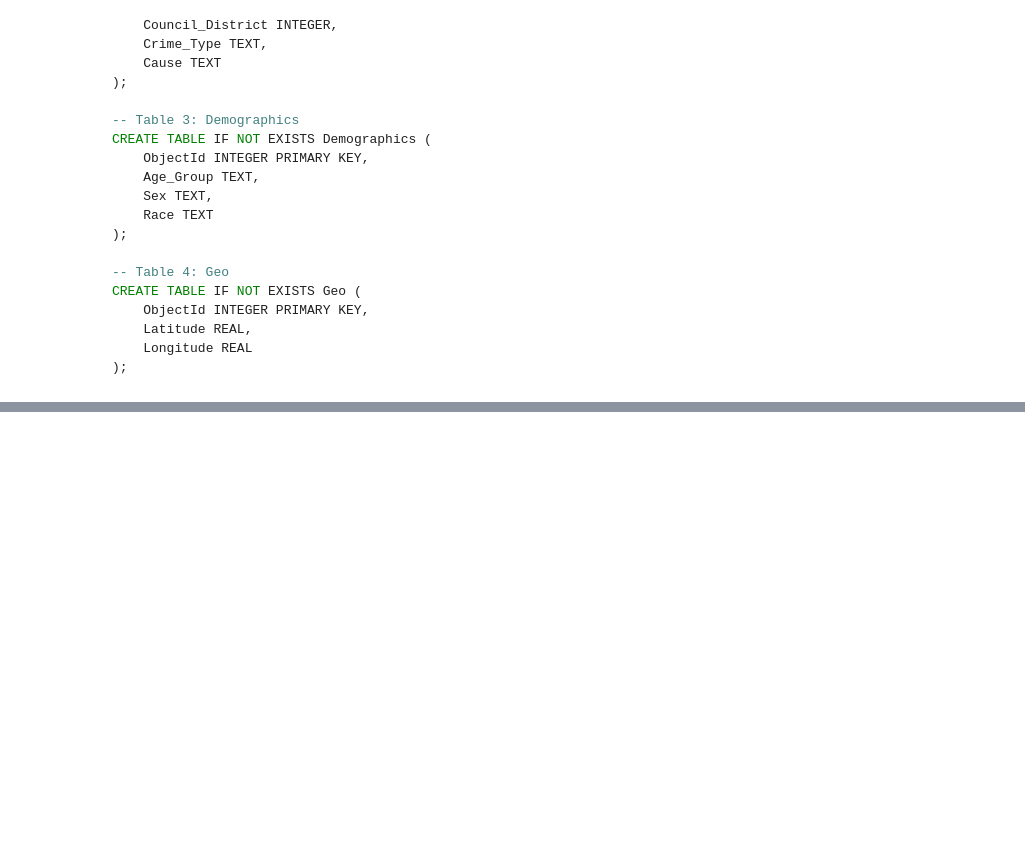
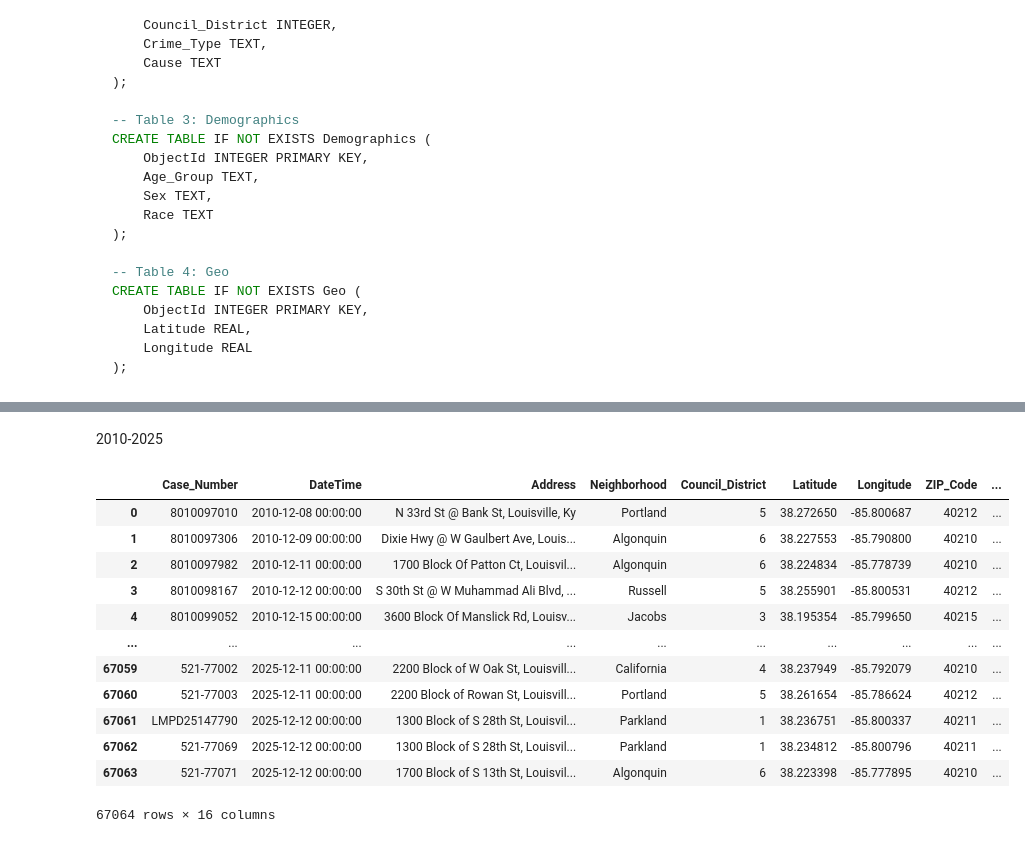
Before and after one commit to dmorton714/db_migration, a Jupyter notebook: src/notebook/notebook.ipynb, the cells around one changed output, grey strips where cells are left out. Drawn from its saved outputs; the diff is of its cells as text; code cells hidden in the pictures; blank space fills up the shorter version.

```diff
--- a/src/notebook/notebook.ipynb
+++ b/src/notebook/notebook.ipynb
@@ -255,0 +297,18 @@ if __name__ == "__main__":
+# %% [markdown]
+2010-2025
+# %%
+data
+# %% [output]
+|  | Case_Number | DateTime | Address | Neighborhood | Council_District | Latitude | Longitude | ZIP_Code | ... |
+| 0 | 8010097010 | 2010-12-08 00:00:00 | N 33rd St @ Bank St, Louisville, Ky | Portland | 5 | 38.272650 | -85.800687 | 40212 | ... |
+| 1 | 8010097306 | 2010-12-09 00:00:00 | Dixie Hwy @ W Gaulbert Ave, Louis... | Algonquin | 6 | 38.227553 | -85.790800 | 40210 | ... |
+| 2 | 8010097982 | 2010-12-11 00:00:00 | 1700 Block Of Patton Ct, Louisvil... | Algonquin | 6 | 38.224834 | -85.778739 | 40210 | ... |
+| 3 | 8010098167 | 2010-12-12 00:00:00 | S 30th St @ W Muhammad Ali Blvd, ... | Russell | 5 | 38.255901 | -85.800531 | 40212 | ... |
+| 4 | 8010099052 | 2010-12-15 00:00:00 | 3600 Block Of Manslick Rd, Louisv... | Jacobs | 3 | 38.195354 | -85.799650 | 40215 | ... |
+| ... | ... | ... | ... | ... | ... | ... | ... | ... | ... |
+| 67059 | 521-77002 | 2025-12-11 00:00:00 | 2200 Block of W Oak St, Louisvill... | California | 4 | 38.237949 | -85.792079 | 40210 | ... |
+| 67060 | 521-77003 | 2025-12-11 00:00:00 | 2200 Block of Rowan St, Louisvill... | Portland | 5 | 38.261654 | -85.786624 | 40212 | ... |
+| 67061 | LMPD25147790 | 2025-12-12 00:00:00 | 1300 Block of S 28th St, Louisvil... | Parkland | 1 | 38.236751 | -85.800337 | 40211 | ... |
+| 67062 | 521-77069 | 2025-12-12 00:00:00 | 1300 Block of S 28th St, Louisvil... | Parkland | 1 | 38.234812 | -85.800796 | 40211 | ... |
+| 67063 | 521-77071 | 2025-12-12 00:00:00 | 1700 Block of S 13th St, Louisvil... | Algonquin | 6 | 38.223398 | -85.777895 | 40210 | ... |
+67064 rows × 16 columns
```
Also changed, not shown: parts of 34 cells of this notebook, 8 other files.
